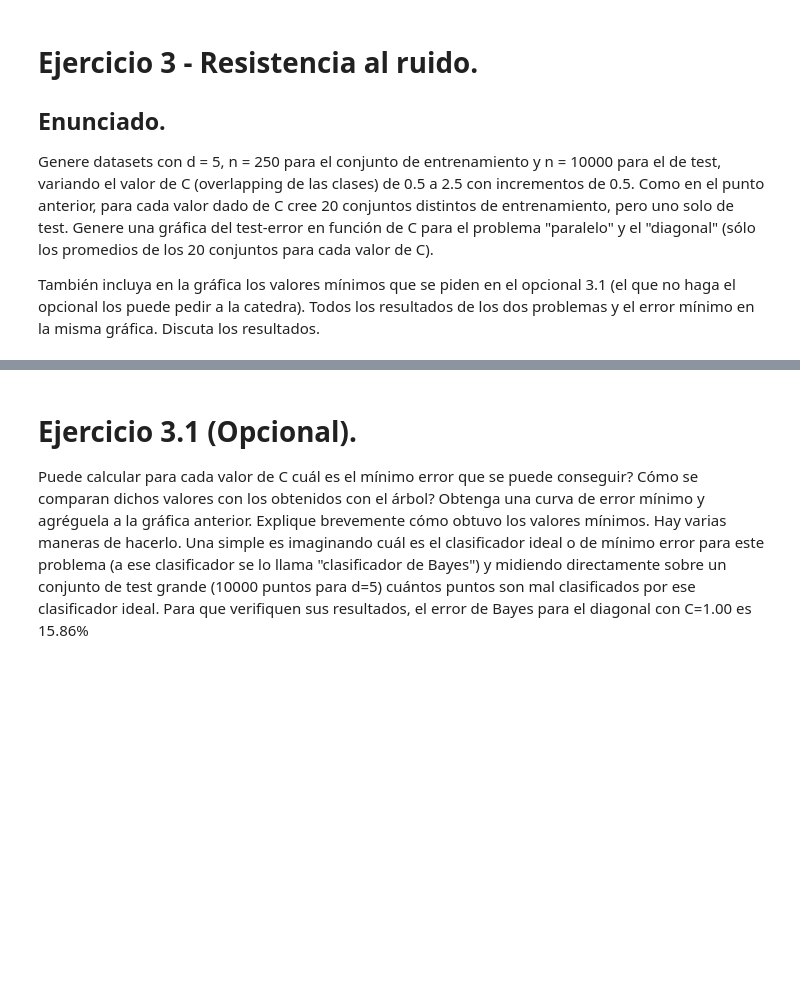
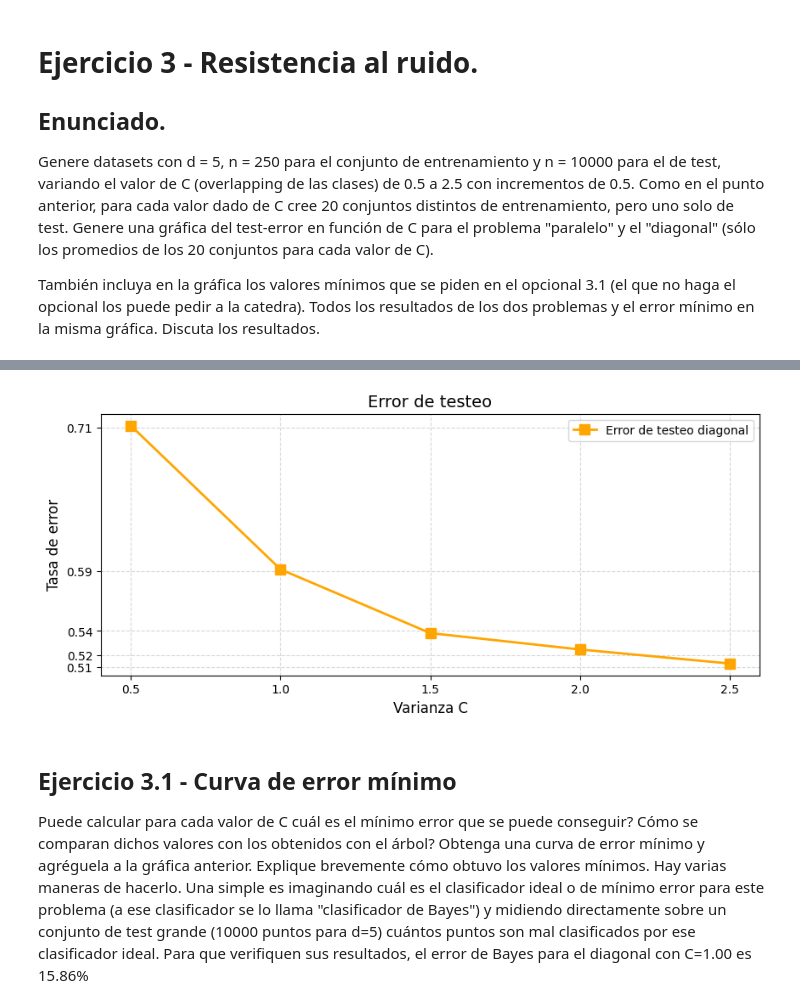
Before and after one commit to octaviorassi/DecisionTrees, a Jupyter notebook: Ejercicio3.ipynb, the cells around one changed output, grey strips where cells are left out. Cells and saved outputs as stored; diff of their text form; code cells hidden in the pictures; blank space fills up the shorter version.

```diff
--- a/Ejercicio3.ipynb
+++ b/Ejercicio3.ipynb
@@ -126,4 +129,21 @@ plotErrors(testErrors, cvals)
+# %%
+# Casos de test para paralelas.
+testSetsParalelas = []
+
+for cval in cvals:
+    testSetsParalelas.append(paralelas(ntest,d,cval))
+    # time.sleep(1)
+
+trainingSetsParalelas = generateTrainingSetsC(setCount, paralelas, d, ntrain, cvals)
+# %%
+paralelasClassifiers = generateClassifiers(cValsCount, setCount, trainingSetsParalelas)
+
+testErrorsParalelas = getPerformanceStats(cValsCount, setCount, testSetsParalelas, diagonalClassifiers)
+
+plotErrors(testErrorsParalelas, cvals)
+# %% [output]
+[figure, added]
 # %% [markdown]
-# Ejercicio 3.1 (Opcional).
+## Ejercicio 3.1 - Curva de error mínimo
 Puede calcular para cada valor de C cuál es el mínimo error que se puede conseguir? Cómo se comparan dichos valores con los obtenidos con el árbol? Obtenga una curva de error mínimo y agréguela a la gráfica anterior. Explique brevemente cómo obtuvo los valores mínimos.
 Hay varias maneras de hacerlo. Una simple es imaginando cuál es el clasificador ideal o de mínimo error para este problema (a ese clasificador se lo llama "clasificador de Bayes") y midiendo directamente sobre un conjunto de test grande (10000 puntos para d=5) cuántos puntos son mal clasificados por ese clasificador ideal. Para que verifiquen sus resultados, el error de Bayes para el diagonal con C=1.00 es 15.86%
```
Also changed, not shown: parts of 6 cells of this notebook, 2 other files.
